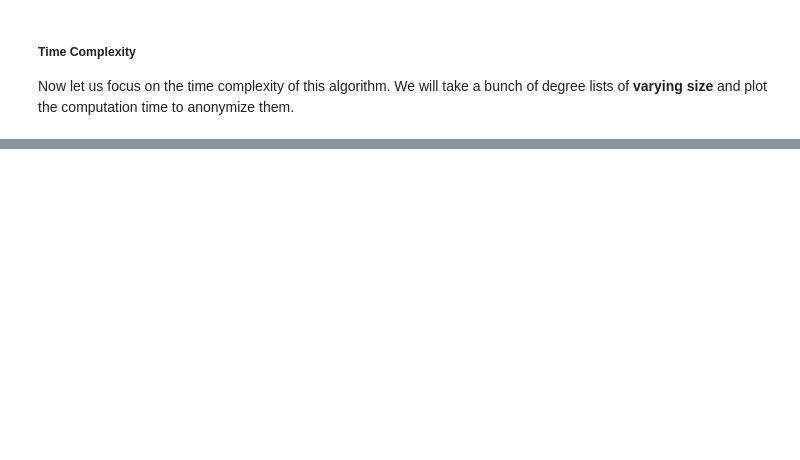
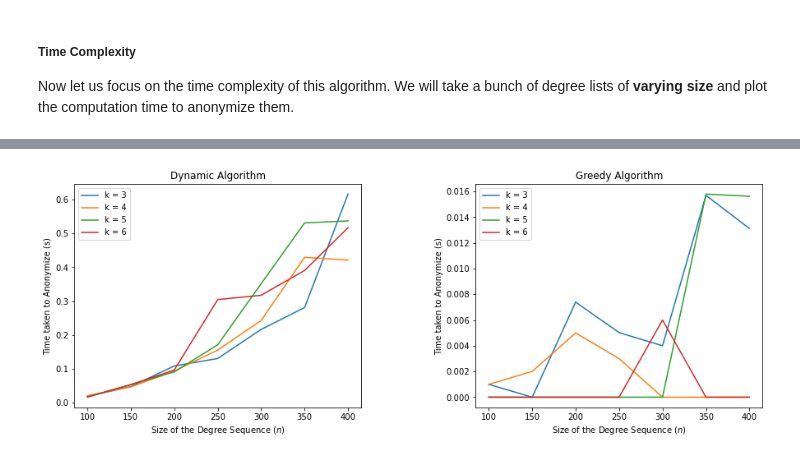
Before and after one commit to sahityacodes/graphAnonymization, a Jupyter notebook: graph_anonymization_documentation.ipynb, the cells around one changed output, grey strips where cells are left out. Drawn from its saved outputs; the diff is of its cells as text; code cells hidden in the pictures; blank space fills up the shorter version.

```diff
--- a/graph_anonymization_documentation.ipynb
+++ b/graph_anonymization_documentation.ipynb
@@ -489,0 +539,48 @@ from numpy.core._multiarray_umath import ndarray
+# %%
+figure,(figure_dynamic, figure_greedy) = plt.subplots(1, 2,figsize=(15,5))
+figure.subplots_adjust(hspace=0.4, wspace=0.4)
+
+for k in range(3, 7): #Range of value of k
+    size_of_sequence = list()
+    dynamic_performance = list()
+    greedy_performance = list()
+
+    for size in range(100, 401, 50): #Size of the degree Sequence
+        degree_sequence = generateDegreeSequence(size)
+        size_of_sequence.append(size) # store the size for plotting
+
+        # For Degree sequence of this size Call dynamic algorithm and measure time
+        dynamic_start_timer = time.time()
+        dynamic.memorizedDPGraphAnonymization(k, degree_sequence, optimization = True)
+        dynamic_end_timer = time.time()
+        dynamic_time_taken = dynamic_end_timer - dynamic_start_timer
+        dynamic_performance.append(dynamic_time_taken)
+
+        # For Degree sequence of this size Call greedy algorithm and measure time
+        greedy_start_timer = time.time()
+        greedy.greedy_rec_algorithm(k, degree_sequence)
+        greedy_end_timer = time.time()
+        greedy_time_taken = greedy_end_timer - greedy_start_timer
+        greedy_performance.append(greedy_time_taken)
+
+    #Ploting size vs Performance for Dynamic Algorithm
+    figure_dynamic.plot(size_of_sequence, dynamic_performance, label='k = {}'.format(k))
+    figure_dynamic.legend()
+
+    #Ploting size vs Performance for Greedy Algorithm
+    figure_greedy.plot(size_of_sequence, greedy_performance, label='k = {}'.format(k))
+    figure_greedy.legend()
+
+
+figure_dynamic.set_xlabel("Size of the Degree Sequence ($n$)")
+figure_dynamic.set_ylabel("Time taken to Anonymize (s)")
+figure_dynamic.set_title("Dynamic Algorithm")
+
+figure_greedy.set_xlabel("Size of the Degree Sequence ($n$)")
+figure_greedy.set_ylabel("Time taken to Anonymize (s)")
+figure_greedy.set_title("Greedy Algorithm")
+
+
+plt.show()
+# %% [output]
+[figure, added]
```
Also changed, not shown: parts of 33 cells of this notebook, 1 other file.
